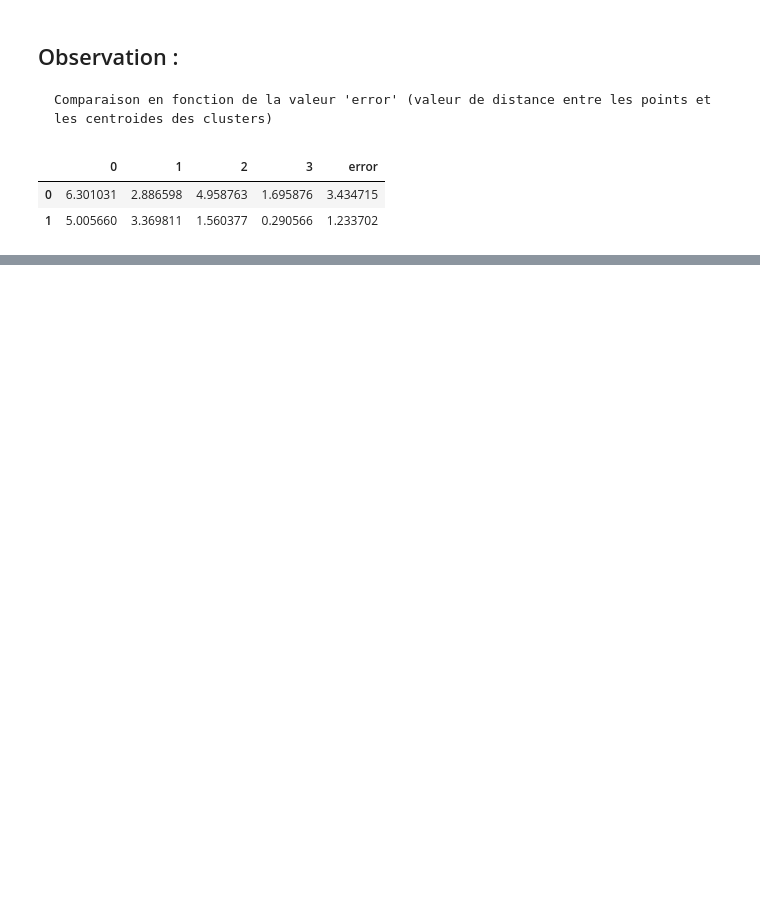
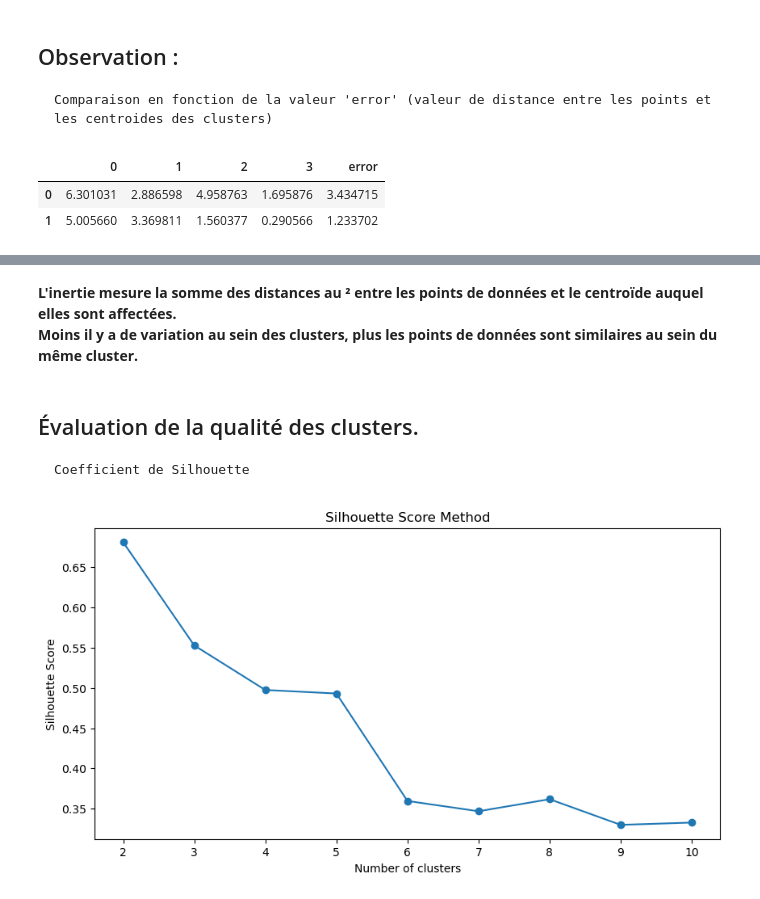
Before and after one commit to aurelien-adjimi/customer-personality-analysis, a Jupyter notebook: kmeans.ipynb, the cells around one changed output, grey strips where cells are left out. Cells and saved outputs as stored; diff of their text form; code cells hidden in the pictures; blank space fills up the shorter version.

```diff
--- a/kmeans.ipynb
+++ b/kmeans.ipynb
@@ -207,0 +271,22 @@ clf_compare
+# %% [markdown]
+**L'inertie mesure la somme des distances au ² entre les points de données et le centroïde auquel elles sont affectées.
+Moins il y a de variation au sein des clusters, plus les points de données sont similaires au sein du même cluster.**
+# %% [markdown]
+## Évaluation de la qualité des clusters.
+    Coefficient de Silhouette
+# %%
+silhouette_scores = []
+k_values = range(2, 11)
+for k in k_values:
+    kmeans = KMeans(n_clusters=k)
+    kmeans.fit(X)
+    silhouette_scores.append(silhouette_score(X, kmeans.labels_))
+# %%
+fig, ax = plt.subplots(figsize=(10, 5))
+plt.plot(k_values, silhouette_scores, marker='o')
+plt.xlabel('Number of clusters')
+plt.ylabel('Silhouette Score')
+plt.title('Silhouette Score Method')
+plt.show()
+# %% [output]
+[figure, added]
```
Also changed, not shown: parts of 26 cells of this notebook.
